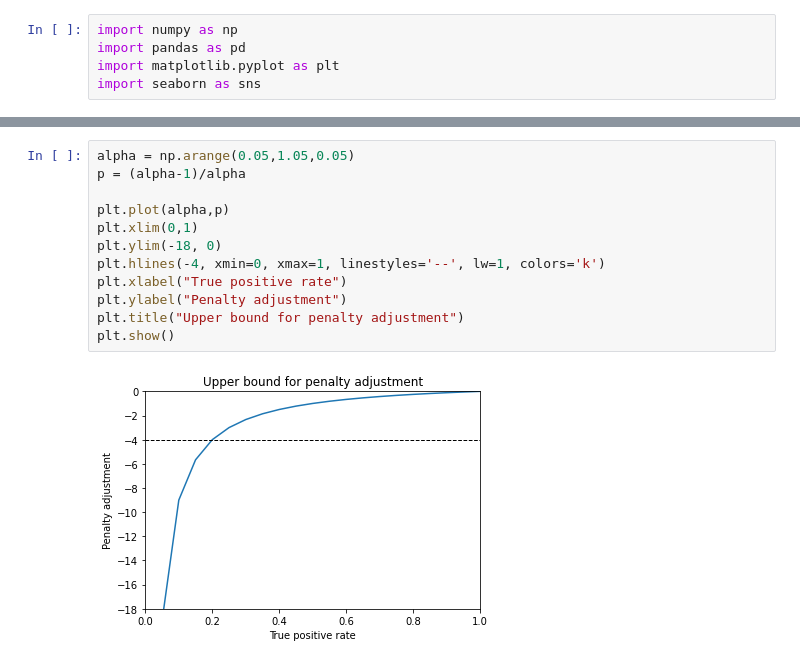
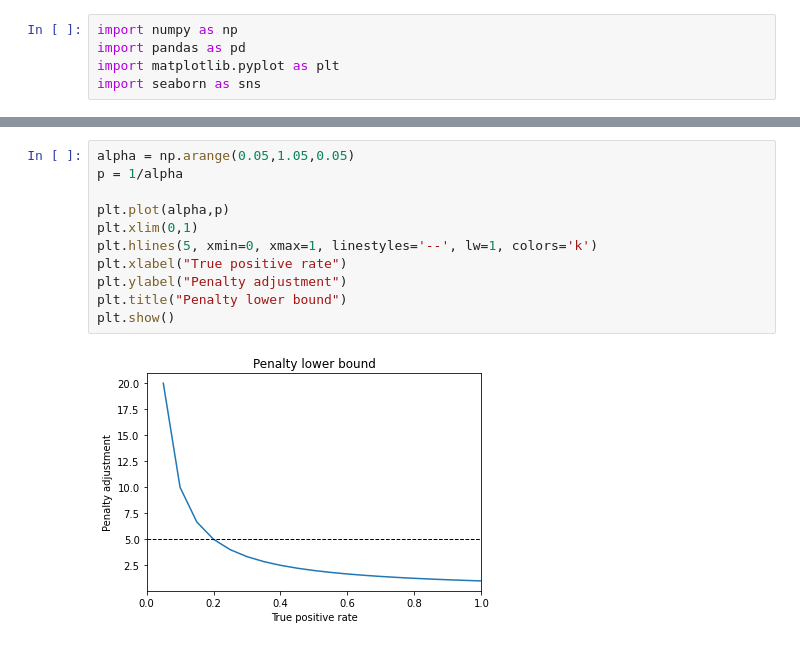
Before and after one commit to protocol/cel-retrieval, a Jupyter notebook: saturn-aliens/notebooks/2.2-simulation_penalties.ipynb, the cells around one changed output, grey strips where cells are left out. Cells and saved outputs as stored; diff of their text form.

```diff
--- a/saturn-aliens/notebooks/2.2-simulation_penalties.ipynb
+++ b/saturn-aliens/notebooks/2.2-simulation_penalties.ipynb
@@ -35,15 +23,14 @@ Interestingly, this upper bound does not depend on $r(m_i)$ nor on $m^*_i-m_i$.
 # %%
 alpha = np.arange(0.05,1.05,0.05)
-p = (alpha-1)/alpha
+p = 1/alpha
 
 plt.plot(alpha,p)
 plt.xlim(0,1)
-plt.ylim(-18, 0)
-plt.hlines(-4, xmin=0, xmax=1, linestyles='--', lw=1, colors='k')
+plt.hlines(5, xmin=0, xmax=1, linestyles='--', lw=1, colors='k')
 plt.xlabel("True positive rate")
 plt.ylabel("Penalty adjustment")
-plt.title("Upper bound for penalty adjustment")
+plt.title("Penalty lower bound")
 plt.show()
 # %% [output]
-[figure, old version]
+[figure, new version]
 # %% [markdown]
```
Also changed, not shown: parts of 4 cells of this notebook, 1 other file.
